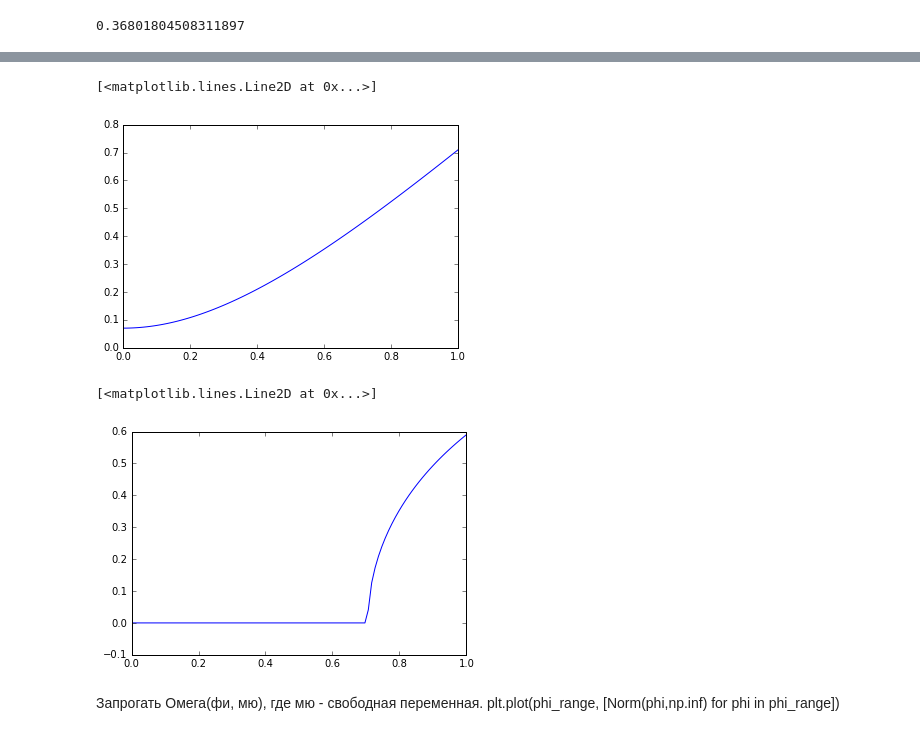
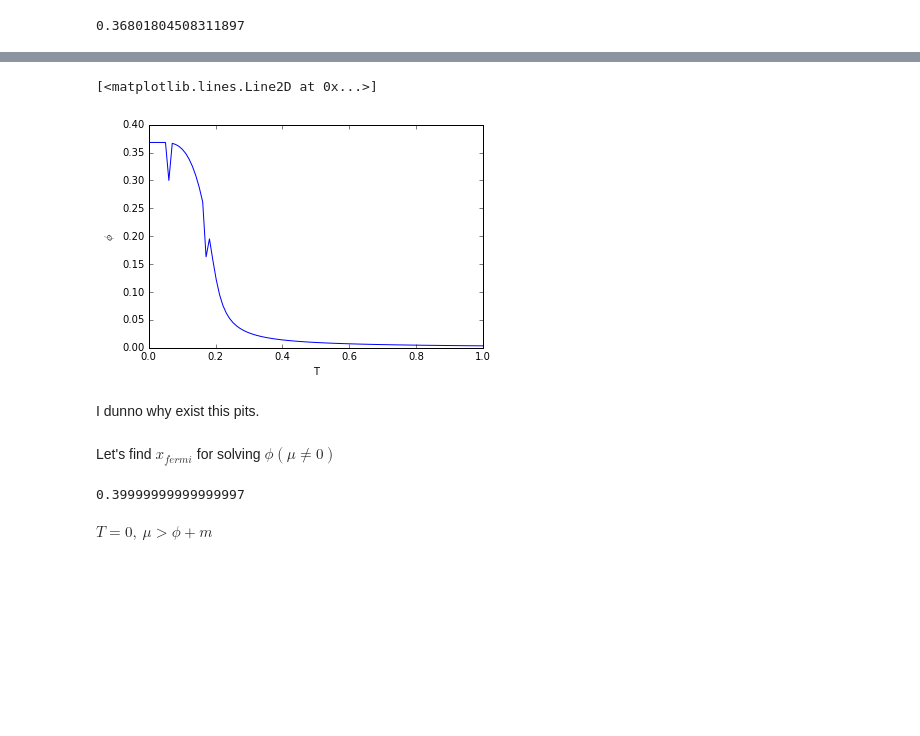
Before and after one commit to theor-mephi/quark-matter-bugrus, a Jupyter notebook: Maximov_work.ipynb, the cells around one changed output, grey strips where cells are left out. Cells and saved outputs as stored; diff of their text form; code cells hidden in the pictures; blank space fills up the shorter version.

```diff
--- a/Maximov_work.ipynb
+++ b/Maximov_work.ipynb
@@ -47,4 +49,6 @@ plt.plot(x_range, [E(x,0.368) for x in x_range],x_range, [E(y,0.468) for y in x_
 # %%
-def integrand(x,phi):
+def integrand(x,phi,T):
     Func=12*3.881/math.pi/math.pi*x*x*math.exp(-x*x)*mstar(x,phi)/E(x,phi)
+    if(T):
+        Func*=(1-2*math.exp(-E(x,phi)/T)/(math.exp(-E(x,phi)/T)+1))
     return Func
@@ -53,6 +55,6 @@ $||\frac{\partial \Omega}{\partial\phi}||=|\ \phi-\frac{12*3.881}{\pi^2}\int_0^\
 # %%
-def Norm(phi,x0):
-    N,err=integrate.quad(integrand,0,x0,args=(phi))
+def Norm(phi,x0,T):
+    N,err=integrate.quad(integrand,0,x0,args=(phi,T))
     N=phi-N
     return abs(N)
 #minimum is in 0.368
@@ -66,3 +70,3 @@ $\phi_0=0.36685348307811044$
 # %%
 x_range=np.linspace(0,1,100)
-plt.plot(x_range,[Norm(a,20) for a in x_range])
+z=[optimize.minimize(Norm,0.3,args=(np.inf,a), tol=1e-14).x[0] for a in x_range]
@@ -72,5 +72,0 @@ plt.plot(x_range,[Norm(a,20) for a in x_range])
-# %%
-en = lambda x,phi, mu: abs(E(x,phi)-mu)
-x_range = np.linspace(0, 4, 100)
-z=[optimize.minimize(en,)
-plt.plot(x_range, [en(x,0.368,0.3) for x in x_range],x_range, [en(y,0.368,0.4) for y in x_range],'--',x_range, [en(z,0.368,0.5) for z in x_range],'--')
@@ -79,2 +73,14 @@ SyntaxError: invalid syntax (<ipython-input-162-ab6cfddbdcd1>, line 4)
+# %%
+x_range=np.linspace(0,1,100)
+plt.ylabel('$\phi$')
+plt.xlabel('T')
+plt.plot(x_range,z)
+# %% [output]
+[<matplotlib.lines.Line2D at 0x...>]
+[figure, added]
+# %% [markdown]
+I dunno why exist this pits.
+# %% [markdown]
+Let's find $x_{fermi}$ for solving $\phi(\mu\neq 0)$
 # %%
 def x_fermi(mu,phi):
@@ -84,16 +90,6 @@ def x_fermi(mu,phi):
-# %%
-Func= lambda x,phi,mu: E(x,phi)-mu
-x_range=np.linspace(0,1,100)
-plt.plot(x_range,[Func(a,0.368,0.3) for a in x_range])
-# %% [output]
-[<matplotlib.lines.Line2D at 0x...>]
-[figure, removed]
-# %%
-x_range=np.linspace(0,1,100)
-plt.plot(x_range,[x_fermi(0,a) for a in x_range])
-# %% [output]
-[<matplotlib.lines.Line2D at 0x...>]
-[figure, removed]
-# %% [markdown]
-Запрогать Омега(фи, мю), где мю - свободная переменная.
-plt.plot(phi_range, [Norm(phi,np.inf) for phi in phi_range])
+# %%
+E(x_fermi(0.40,0.368),0.368)
+# %% [output]
+0.39999999999999997
+# %% [markdown]
+$T=0,\ \mu>\phi+m$
```
Also changed, not shown: parts of 11 cells of this notebook.
